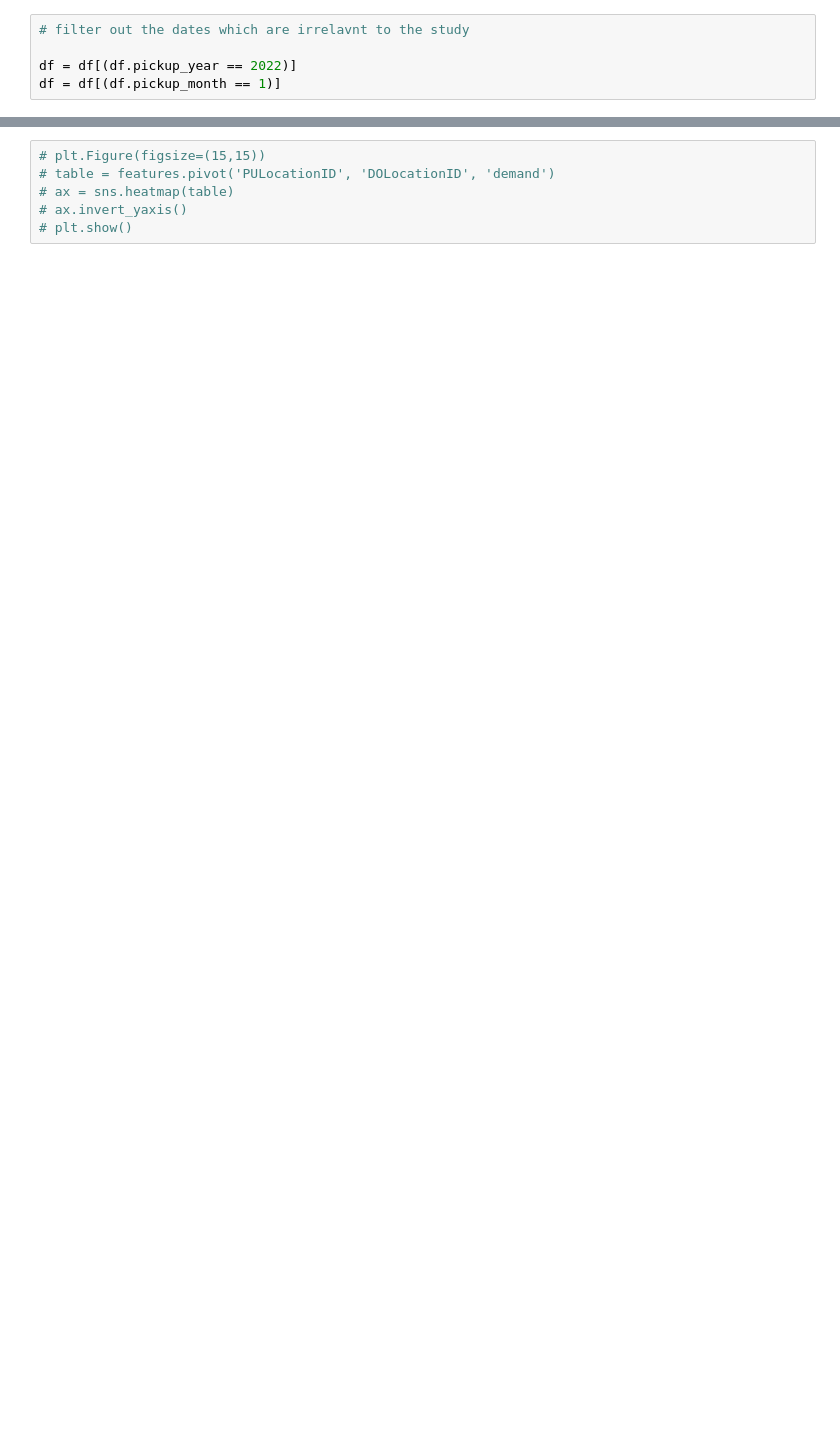
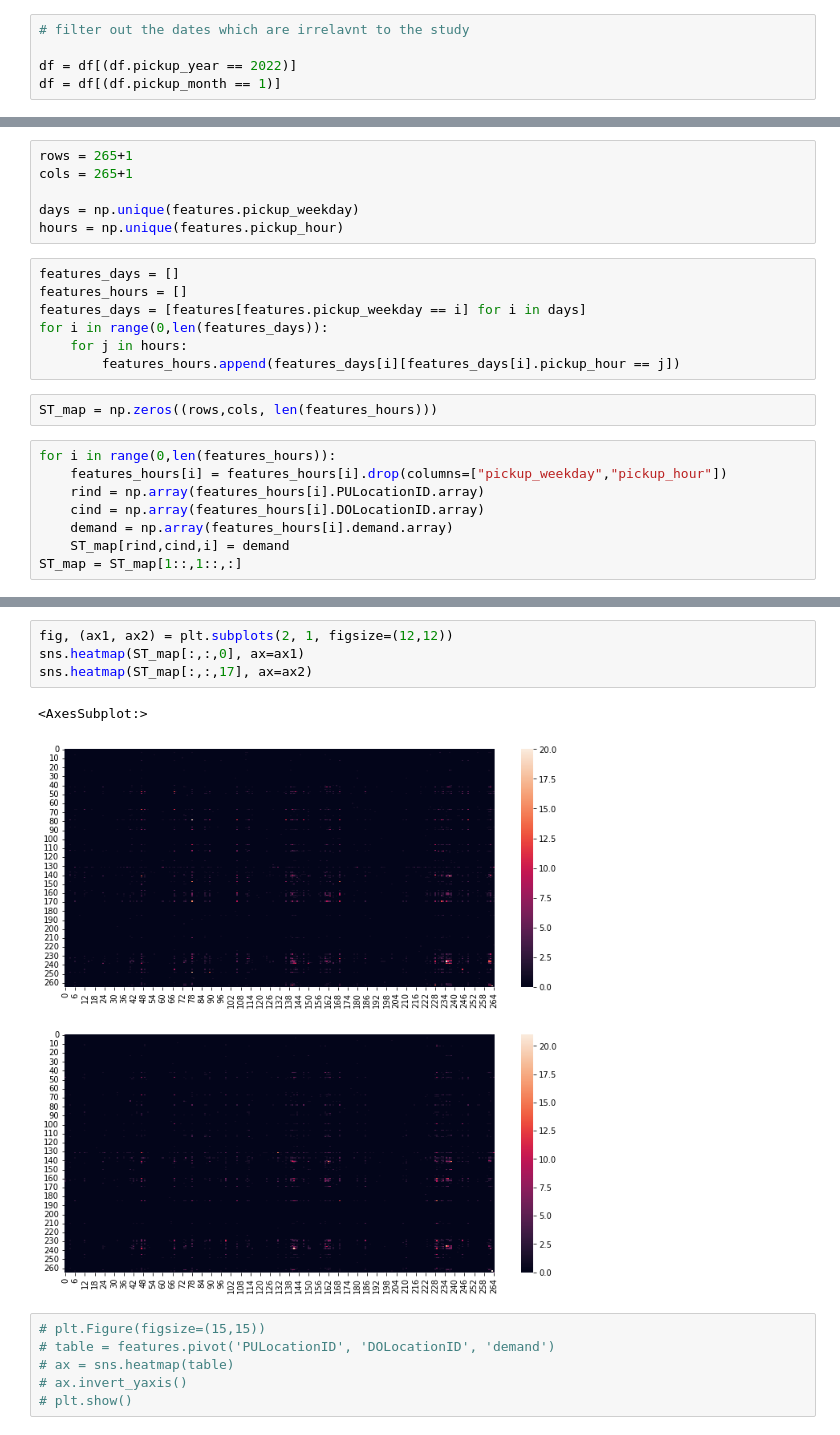
Before and after one commit to Anup8777/MobilityForecast, a Jupyter notebook: src/ST_maps.ipynb, the cells around one changed output, grey strips where cells are left out. Drawn from its saved outputs; the diff is of its cells as text; blank space fills up the shorter version.

```diff
--- a/src/ST_maps.ipynb
+++ b/src/ST_maps.ipynb
@@ -73,0 +103,23 @@ df = df[(df.pickup_month == 1)]
+# %%
+rows = 265+1
+cols = 265+1
+
+days = np.unique(features.pickup_weekday)
+hours = np.unique(features.pickup_hour)
+# %%
+features_days = []
+features_hours = []
+features_days = [features[features.pickup_weekday == i] for i in days]
+for i in range(0,len(features_days)):
+    for j in hours:
+        features_hours.append(features_days[i][features_days[i].pickup_hour == j])
+# %%
+ST_map = np.zeros((rows,cols, len(features_hours)))
+# %%
+for i in range(0,len(features_hours)):
+    features_hours[i] = features_hours[i].drop(columns=["pickup_weekday","pickup_hour"])
+    rind = np.array(features_hours[i].PULocationID.array)
+    cind = np.array(features_hours[i].DOLocationID.array)
+    demand = np.array(features_hours[i].demand.array)
+    ST_map[rind,cind,i] = demand
+ST_map = ST_map[1::,1::,:]
@@ -74,3 +144,10 @@ df = df[(df.pickup_month == 1)]
+# %%
+fig, (ax1, ax2) = plt.subplots(2, 1, figsize=(12,12))
+sns.heatmap(ST_map[:,:,0], ax=ax1)
+sns.heatmap(ST_map[:,:,17], ax=ax2)
+# %% [output]
+<AxesSubplot:>
+[figure, added]
 # %%
 # plt.Figure(figsize=(15,15))
 # table = features.pivot('PULocationID', 'DOLocationID', 'demand')
```
Also changed, not shown: parts of 8 cells of this notebook.
